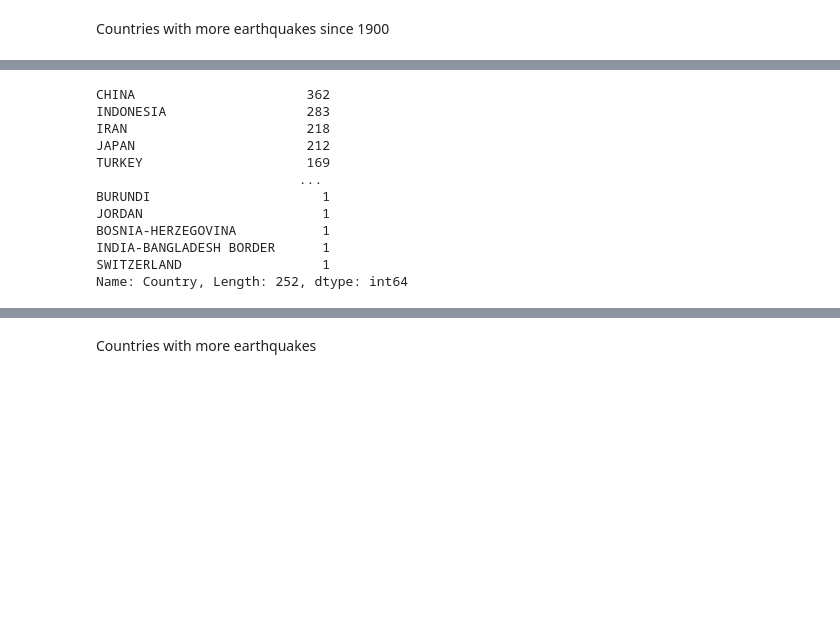
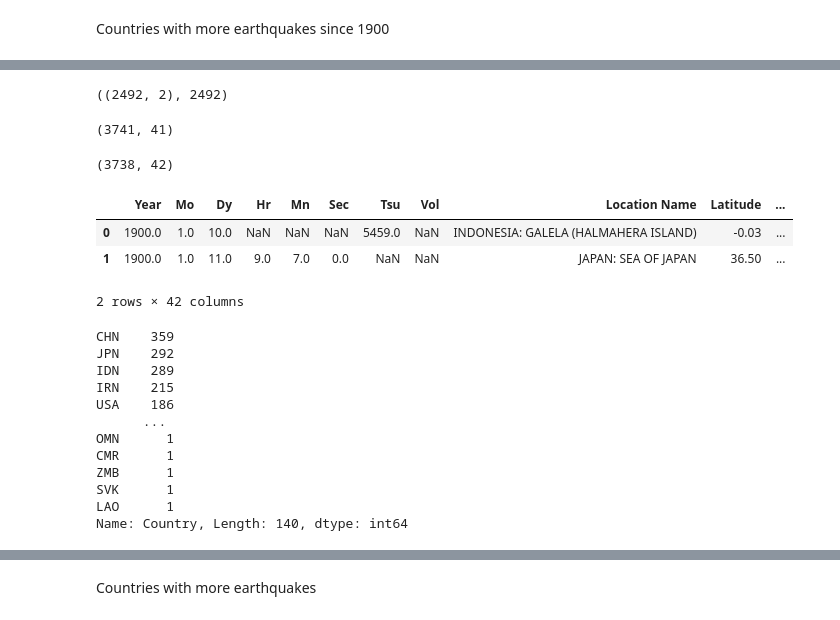
Before and after one commit to bosquealeatorio/pucp-visualizacion, a Jupyter notebook: eda/manuel/earthquakes.ipynb, the cells around one changed output, grey strips where cells are left out. Drawn from its saved outputs; the diff is of its cells as text; code cells hidden in the pictures; blank space fills up the shorter version.

```diff
--- a/eda/manuel/earthquakes.ipynb
+++ b/eda/manuel/earthquakes.ipynb
@@ -161,4 +145,6 @@ earthquake_21[['Location Name']]
 # %% [markdown]
 Countries with more earthquakes since 1900
-# %%
-earthquake_21['Country'] = earthquake_21['Location Name'].str.split(':', expand = True)[0]
+# %%
+countries = pd.read_csv('earthquakes-prec.csv')
+countries = countries.get(['ISO_APLHA', 'Location Name']).drop_duplicates(['Location Name'])
+countries.head()
@@ -165,19 +158,41 @@ earthquake_21['Country'] = earthquake_21['Location Name'].str.split(':', expand
+# %%
+countries.shape, countries['Location Name'].nunique()
+# %% [output]
+((2492, 2), 2492)
+# %%
+earthquake_21.shape
+# %% [output]
+(3741, 41)
+# %%
+earthquake_21_full = earthquake_21.merge(countries, on ='Location Name')
+earthquake_21_full.shape
+# %% [output]
+(3738, 42)
+# %%
+earthquake_21_full = earthquake_21_full.rename(columns = {'ISO_APLHA': 'Country'})
+# %%
+earthquake_21_full.head(2)
+# %% [output]
+|  | Year | Mo | Dy | Hr | Mn | Sec | Tsu | Vol | Location Name | Latitude | ... |
+| 0 | 1900.0 | 1.0 | 10.0 | NaN | NaN | NaN | 5459.0 | NaN | INDONESIA: GALELA (HALMAHERA ISLAND) | -0.03 | ... |
+| 1 | 1900.0 | 1.0 | 11.0 | 9.0 | 7.0 | 0.0 | NaN | NaN | JAPAN: SEA OF JAPAN | 36.50 | ... |
+2 rows × 42 columns
 # %%
-counts = earthquake_21['Country'].value_counts()
+counts = earthquake_21_full['Country'].value_counts()
 counts
 # %% [output]
-CHINA                      362
-INDONESIA                  283
-IRAN                       218
-JAPAN                      212
-TURKEY                     169
-                          ...
-BURUNDI                      1
-JORDAN                       1
-BOSNIA-HERZEGOVINA           1
-INDIA-BANGLADESH BORDER      1
-SWITZERLAND                  1
-Name: Country, Length: 252, dtype: int64
+CHN    359
+JPN    292
+IDN    289
+IRN    215
+USA    186
+      ...
+OMN      1
+CMR      1
+ZMB      1
+SVK      1
+LAO      1
+Name: Country, Length: 140, dtype: int64
 # %%
 list_countries = counts.iloc[:10]
 list_countries.index
```
Also changed, not shown: parts of 23 cells of this notebook, 52 other files.
